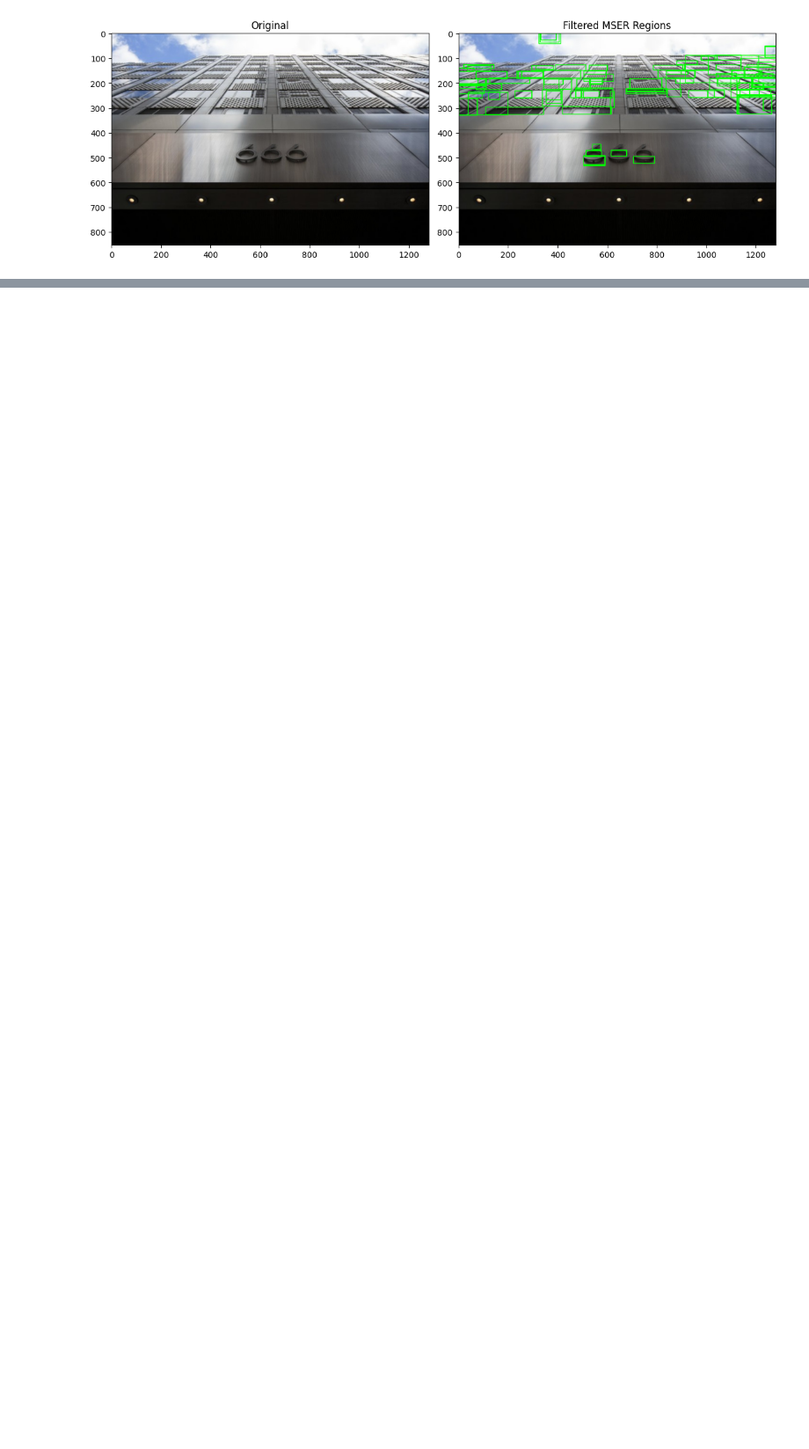
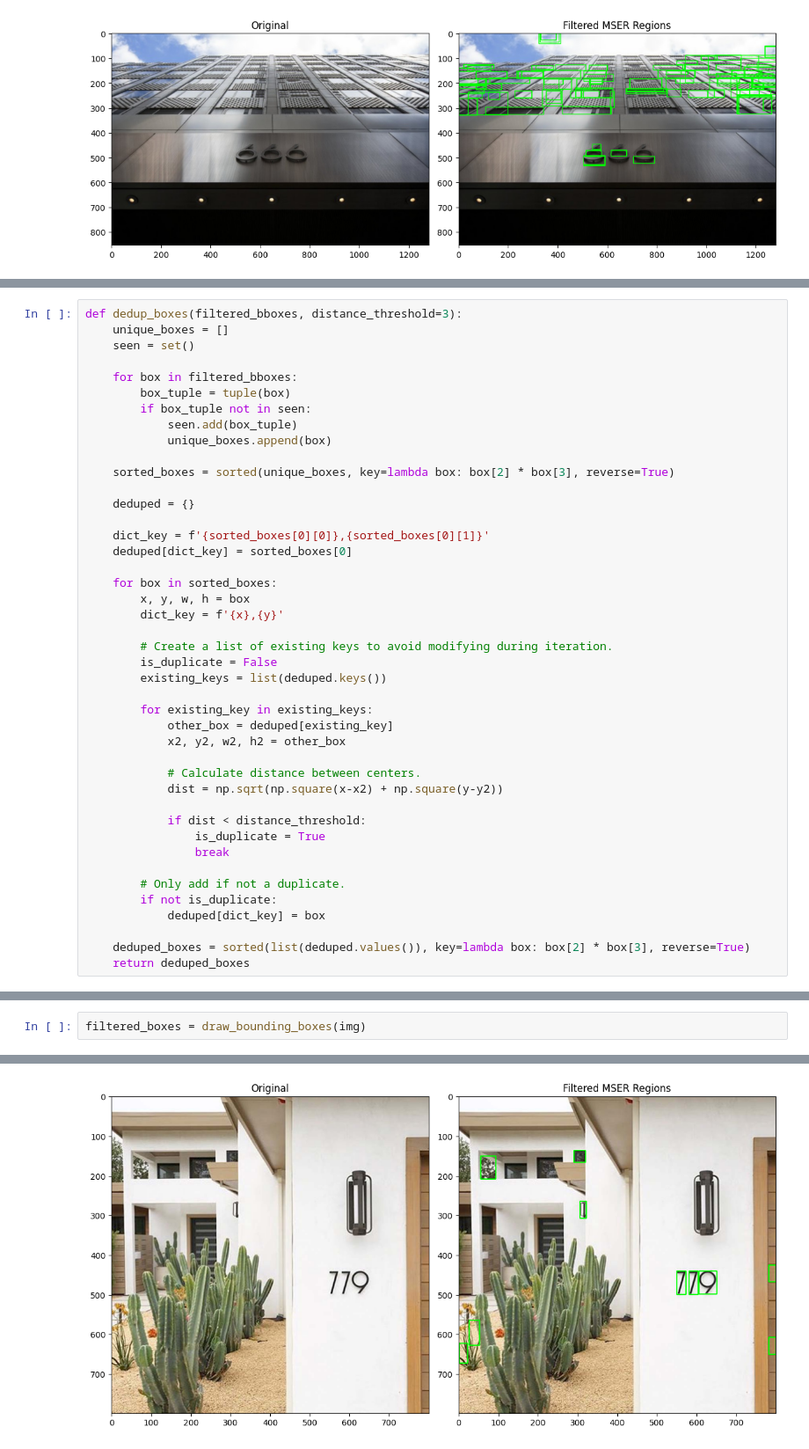
Before and after one commit to seafoodfry/ml-workspace, a Jupyter notebook: gpu-sandbox/vision/015-ocr-ish.ipynb, the cells around one changed output, grey strips where cells are left out. Shown at 88% size. Cells and saved outputs as stored; diff of their text form; blank space fills up the shorter version.

```diff
--- a/gpu-sandbox/vision/015-ocr-ish.ipynb
+++ b/gpu-sandbox/vision/015-ocr-ish.ipynb
@@ -232,0 +250,43 @@ plt.show()
+# %%
+def dedup_boxes(filtered_bboxes, distance_threshold=3):
+    unique_boxes = []
+    seen = set()
+
+    for box in filtered_bboxes:
+        box_tuple = tuple(box)
+        if box_tuple not in seen:
+            seen.add(box_tuple)
+            unique_boxes.append(box)
+
+    sorted_boxes = sorted(unique_boxes, key=lambda box: box[2] * box[3], reverse=True)
+
+    deduped = {}
+
+    dict_key = f'{sorted_boxes[0][0]},{sorted_boxes[0][1]}'
+    deduped[dict_key] = sorted_boxes[0]
+
+    for box in sorted_boxes:
+        x, y, w, h = box
+        dict_key = f'{x},{y}'
+
+        # Create a list of existing keys to avoid modifying during iteration.
+        is_duplicate = False
+        existing_keys = list(deduped.keys())
+
+        for existing_key in existing_keys:
+            other_box = deduped[existing_key]
+            x2, y2, w2, h2 = other_box
+
+            # Calculate distance between centers.
+            dist = np.sqrt(np.square(x-x2) + np.square(y-y2))
+
+            if dist < distance_threshold:
+                is_duplicate = True
+                break
+
+        # Only add if not a duplicate.
+        if not is_duplicate:
+            deduped[dict_key] = box
+
+    deduped_boxes = sorted(list(deduped.values()), key=lambda box: box[2] * box[3], reverse=True)
+    return deduped_boxes
@@ -232,0 +343,3 @@ plt.show()
+# %%
+filtered_boxes = draw_bounding_boxes(img)
+# %% [output]
@@ -232,0 +358 @@ plt.show()
+[figure, added]
```
Also changed, not shown: parts of 8 cells of this notebook, 1 other file.
